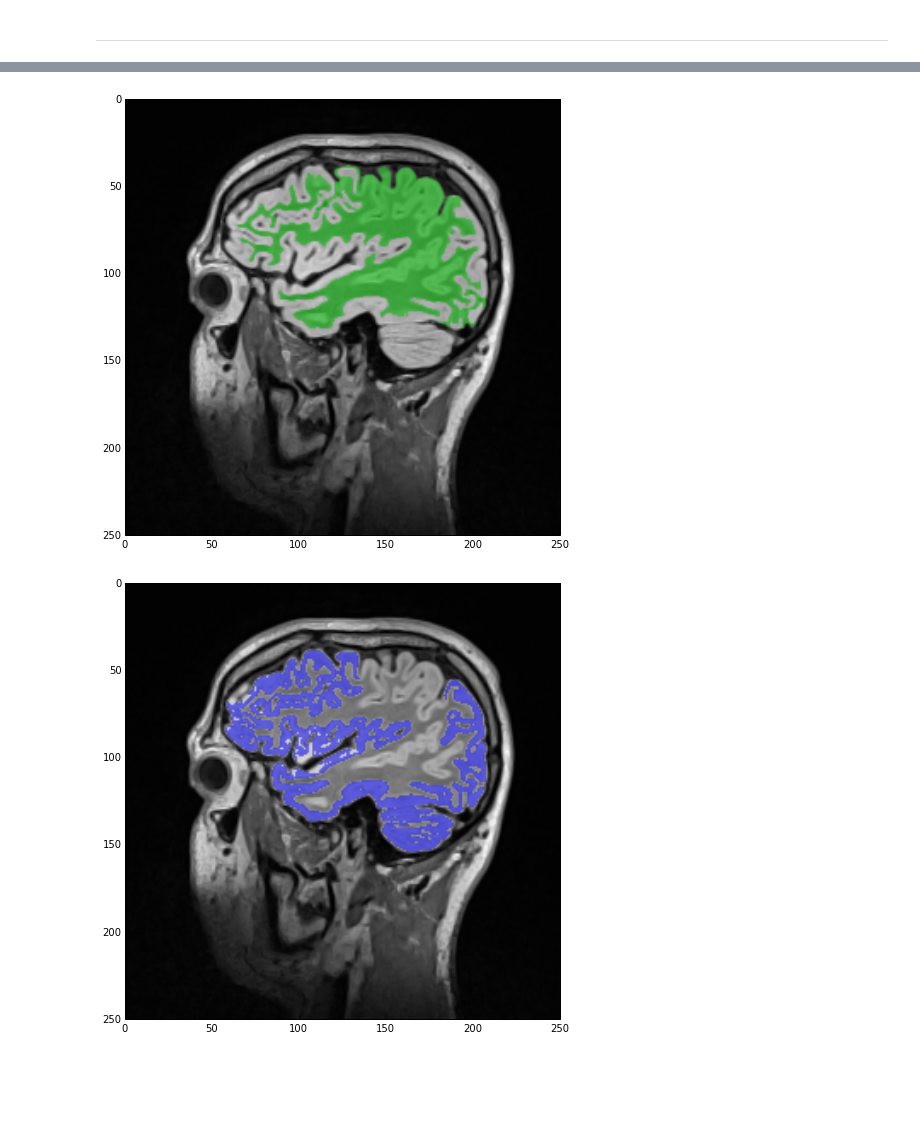
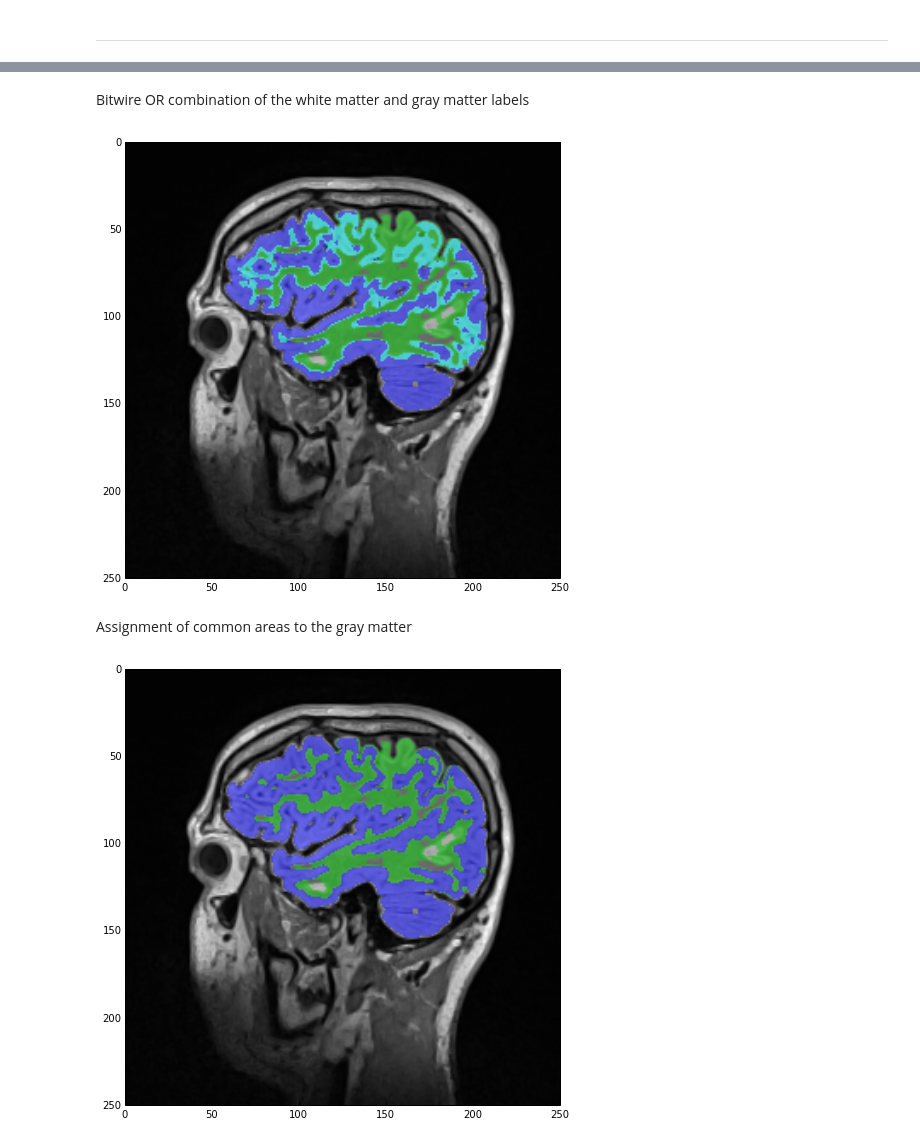
Before and after one commit to rlizzo/pyscience, a Jupyter notebook: 20141001_SegmentationSimpleITK/Material/SegmentationSimpleITK.ipynb, the cells around one changed output, grey strips where cells are left out. Saved outputs shown, nothing was run; the diff lists cells and outputs as text; code cells hidden in the pictures; blank space fills up the shorter version.

```diff
--- a/20141001_SegmentationSimpleITK/Material/SegmentationSimpleITK.ipynb
+++ b/20141001_SegmentationSimpleITK/Material/SegmentationSimpleITK.ipynb
@@ -143,22 +155,23 @@ sitk_show(sitk.LabelOverlay(dummy_imgSmooth, imgWM2))
+# %% [markdown]
+Bitwire OR combination of the white matter and gray matter labels
 # %%
-imgWM2h = sitk.BinaryClosingByReconstruction(imgWM2, 100)
+imgLabels = imgWhiteMatterNoHoles | imgGrayMatterNoHoles
+
 
 dummy_imgSmooth = sitk.Cast(sitk.RescaleIntensity(imgSmooth), sitk.sitkUInt8)
-sitk_show(sitk.LabelOverlay(dummy_imgSmooth, imgWM2h))
+sitk_show(sitk.LabelOverlay(dummy_imgSmooth, imgLabels))
 # %% [output]
-[figure, old version]
+[figure, new version]
-# %%
-#lstSeeds = ((119, 83, 50), (198, 80, 50),)
-lstSeeds = ((119, 83), (198, 80), (100,100))
-
-imgGM2 = sitk.ConfidenceConnected(image1=imgSmooth,
-                                  seedList=lstSeeds,
-                                  numberOfIterations=3,
-                                  multiplier=1.5,
-                                  replaceValue=2)
-
-dummy_imgSmooth = sitk.Cast(sitk.RescaleIntensity(imgSmooth), sitk.sitkUInt8)
-sitk_show(sitk.LabelOverlay(dummy_imgSmooth, imgGM2))
-# %% [output]
-[figure, removed]
+# %% [markdown]
+Assignment of common areas to the gray matter
+# %%
+imgMask= imgWhiteMatterNoHoles/labelWhiteMatter * imgGrayMatterNoHoles/labelGrayMatter
+imgWhiteMatterNoHoles -= imgMask*labelWhiteMatter
+
+imgLabels = imgWhiteMatterNoHoles + imgGrayMatterNoHoles
+
+dummy_imgSmooth = sitk.Cast(sitk.RescaleIntensity(imgSmooth), sitk.sitkUInt8)
+sitk_show(sitk.LabelOverlay(dummy_imgSmooth, imgLabels))
+# %% [output]
+[figure, added]
 # %%
```
Also changed, not shown: parts of 32 cells of this notebook, 1 other file.
